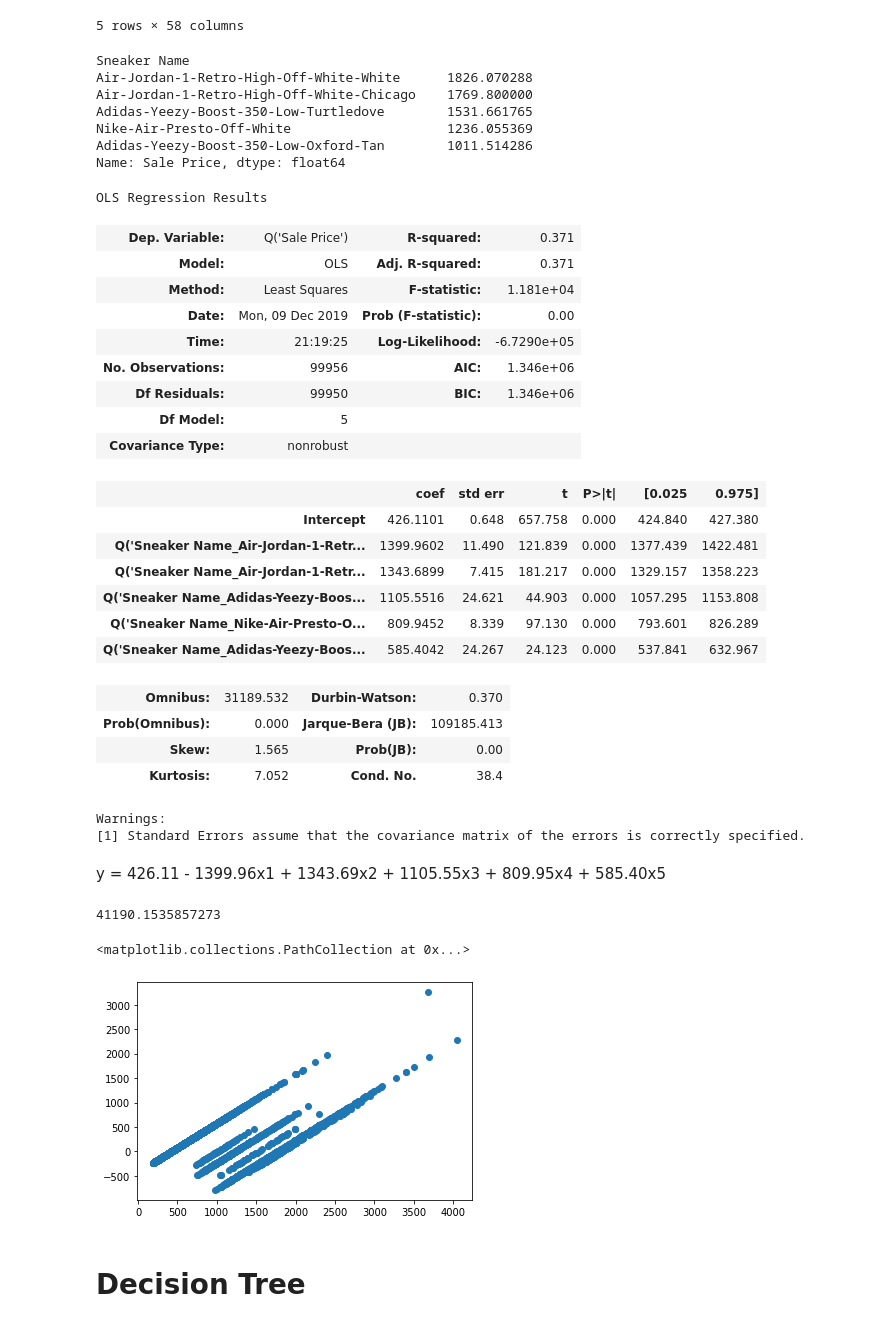
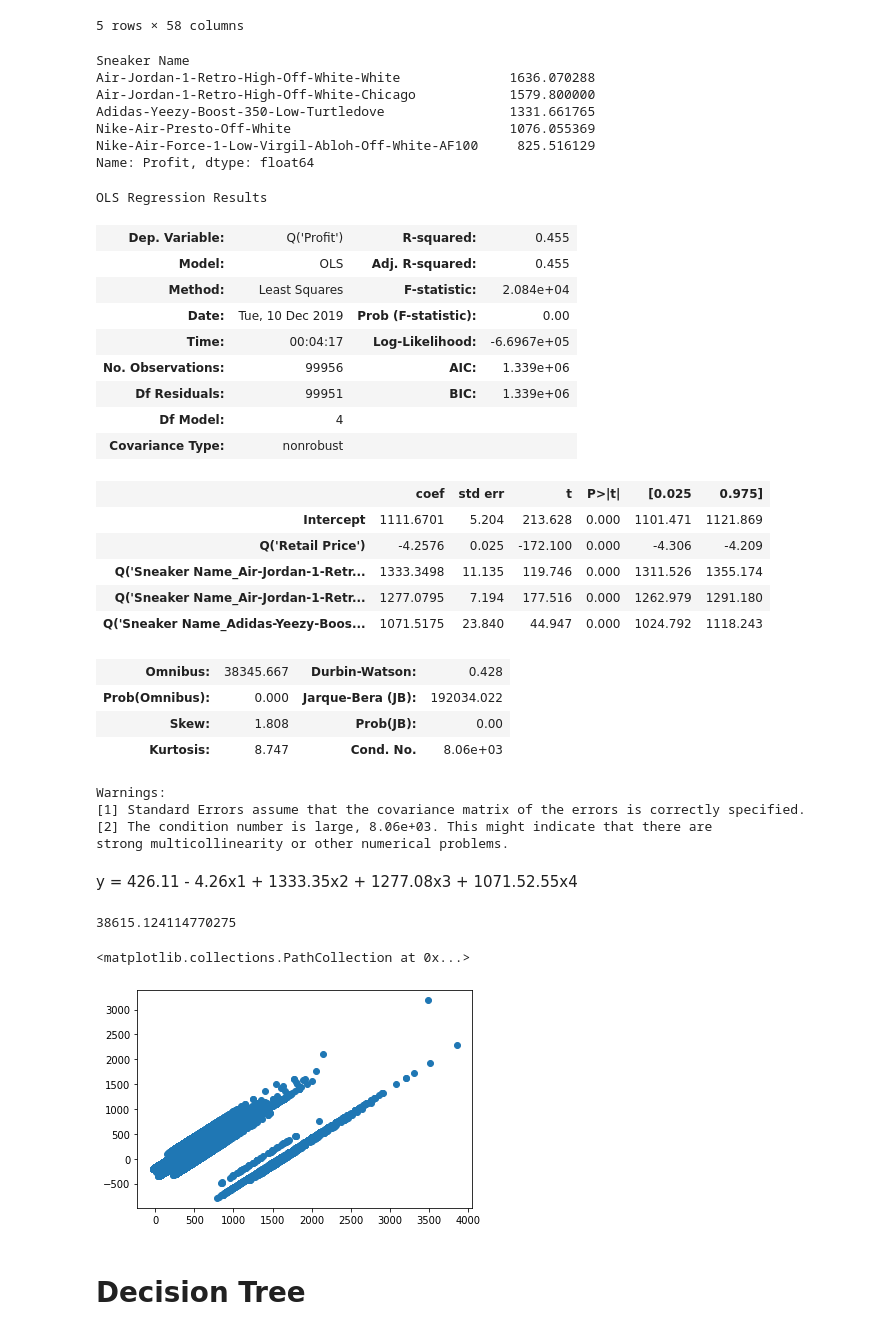
Before and after one commit to ed-biz23/data-sci-project, a Jupyter notebook: Project.ipynb, the cells around one changed output. Drawn from its saved outputs; the diff is of its cells as text; code cells hidden in the pictures.

```diff
--- a/Project.ipynb
+++ b/Project.ipynb
@@ -159,60 +159,60 @@ dummy.head()
 | 4 | 2017-01-09 | Yeezy | 828 | 220 | 2017-11-02 | 11.0 | Rhode Island | 608 | ... |
 5 rows × 58 columns
 # %%
-data.groupby('Sneaker Name')['Sale Price'].mean().nlargest(5)
+data.groupby('Sneaker Name')['Profit'].mean().nlargest(5)
 # %% [output]
 Sneaker Name
-Air-Jordan-1-Retro-High-Off-White-White      1826.070288
-Air-Jordan-1-Retro-High-Off-White-Chicago    1769.800000
-Adidas-Yeezy-Boost-350-Low-Turtledove        1531.661765
-Nike-Air-Presto-Off-White                    1236.055369
-Adidas-Yeezy-Boost-350-Low-Oxford-Tan        1011.514286
-Name: Sale Price, dtype: float64
+Air-Jordan-1-Retro-High-Off-White-White              1636.070288
+Air-Jordan-1-Retro-High-Off-White-Chicago            1579.800000
+Adidas-Yeezy-Boost-350-Low-Turtledove                1331.661765
+Nike-Air-Presto-Off-White                            1076.055369
+Nike-Air-Force-1-Low-Virgil-Abloh-Off-White-AF100     825.516129
+Name: Profit, dtype: float64
 # %%
-lm = smf.ols("Q('Sale Price') ~ Q('Sneaker Name_Air-Jordan-1-Retro-High-Off-White-White') + \
+lm = smf.ols("Q('Profit') ~ Q('Retail Price') + \
+                            Q('Sneaker Name_Air-Jordan-1-Retro-High-Off-White-White') + \
                             Q('Sneaker Name_Air-Jordan-1-Retro-High-Off-White-Chicago') + \
-                            Q('Sneaker Name_Adidas-Yeezy-Boost-350-Low-Turtledove') + \
-                            Q('Sneaker Name_Nike-Air-Presto-Off-White') + \
-                            Q('Sneaker Name_Adidas-Yeezy-Boost-350-Low-Oxford-Tan')",
+                            Q('Sneaker Name_Adidas-Yeezy-Boost-350-Low-Turtledove')",
              data=dummy).fit()
 lm.summary()
 # %% [output]
 OLS Regression Results
-| Dep. Variable: | Q('Sale Price') | R-squared: | 0.371 |
-| Model: | OLS | Adj. R-squared: | 0.371 |
-| Method: | Least Squares | F-statistic: | 1.181e+04 |
-| Date: | Mon, 09 Dec 2019 | Prob (F-statistic): | 0.00 |
-| Time: | 21:19:25 | Log-Likelihood: | -6.7290e+05 |
-| No. Observations: | 99956 | AIC: | 1.346e+06 |
-| Df Residuals: | 99950 | BIC: | 1.346e+06 |
-| Df Model: | 5 |  |  |
+| Dep. Variable: | Q('Profit') | R-squared: | 0.455 |
+| Model: | OLS | Adj. R-squared: | 0.455 |
+| Method: | Least Squares | F-statistic: | 2.084e+04 |
+| Date: | Tue, 10 Dec 2019 | Prob (F-statistic): | 0.00 |
+| Time: | 00:04:17 | Log-Likelihood: | -6.6967e+05 |
+| No. Observations: | 99956 | AIC: | 1.339e+06 |
+| Df Residuals: | 99951 | BIC: | 1.339e+06 |
+| Df Model: | 4 |  |  |
 | Covariance Type: | nonrobust |  |  |
 |  | coef | std err | t | P>|t| | [0.025 | 0.975] |
-| Intercept | 426.1101 | 0.648 | 657.758 | 0.000 | 424.840 | 427.380 |
-| Q('Sneaker Name_Air-Jordan-1-Retr... | 1399.9602 | 11.490 | 121.839 | 0.000 | 1377.439 | 1422.481 |
-| Q('Sneaker Name_Air-Jordan-1-Retr... | 1343.6899 | 7.415 | 181.217 | 0.000 | 1329.157 | 1358.223 |
-| Q('Sneaker Name_Adidas-Yeezy-Boos... | 1105.5516 | 24.621 | 44.903 | 0.000 | 1057.295 | 1153.808 |
-| Q('Sneaker Name_Nike-Air-Presto-O... | 809.9452 | 8.339 | 97.130 | 0.000 | 793.601 | 826.289 |
-| Q('Sneaker Name_Adidas-Yeezy-Boos... | 585.4042 | 24.267 | 24.123 | 0.000 | 537.841 | 632.967 |
+| Intercept | 1111.6701 | 5.204 | 213.628 | 0.000 | 1101.471 | 1121.869 |
+| Q('Retail Price') | -4.2576 | 0.025 | -172.100 | 0.000 | -4.306 | -4.209 |
+| Q('Sneaker Name_Air-Jordan-1-Retr... | 1333.3498 | 11.135 | 119.746 | 0.000 | 1311.526 | 1355.174 |
+| Q('Sneaker Name_Air-Jordan-1-Retr... | 1277.0795 | 7.194 | 177.516 | 0.000 | 1262.979 | 1291.180 |
+| Q('Sneaker Name_Adidas-Yeezy-Boos... | 1071.5175 | 23.840 | 44.947 | 0.000 | 1024.792 | 1118.243 |
-| Omnibus: | 31189.532 | Durbin-Watson: | 0.370 |
-| Prob(Omnibus): | 0.000 | Jarque-Bera (JB): | 109185.413 |
-| Skew: | 1.565 | Prob(JB): | 0.00 |
-| Kurtosis: | 7.052 | Cond. No. | 38.4 |
+| Omnibus: | 38345.667 | Durbin-Watson: | 0.428 |
+| Prob(Omnibus): | 0.000 | Jarque-Bera (JB): | 192034.022 |
+| Skew: | 1.808 | Prob(JB): | 0.00 |
+| Kurtosis: | 8.747 | Cond. No. | 8.06e+03 |
 Warnings:
 [1] Standard Errors assume that the covariance matrix of the errors is correctly specified.
+[2] The condition number is large, 8.06e+03. This might indicate that there are
+strong multicollinearity or other numerical problems.
-# %% [markdown]
-y = 426.11 - 1399.96x1 + 1343.69x2 + 1105.55x3 + 809.95x4 + 585.40x5
+# %% [markdown]
+y = 426.11 - 4.26x1 + 1333.35x2 + 1277.08x3 + 1071.52.55x4
 # %%
-errors = dummy["Sale Price"] - lm.fittedvalues
+errors = dummy["Profit"] - lm.fittedvalues
 square_errors = errors**2
 square_errors.mean()
 # %% [output]
-41190.1535857273
+38615.124114770275
 # %%
-plt.scatter(x=dummy['Sale Price'], y=lm.resid)
+plt.scatter(x=dummy['Profit'], y=lm.resid)
 # %% [output]
 <matplotlib.collections.PathCollection at 0x...>
-[figure, old version]
+[figure, new version]
 # %% [markdown]
 # Decision Tree
 # %%
```
Also changed, not shown: parts of 12 cells of this notebook, 2 other files.
